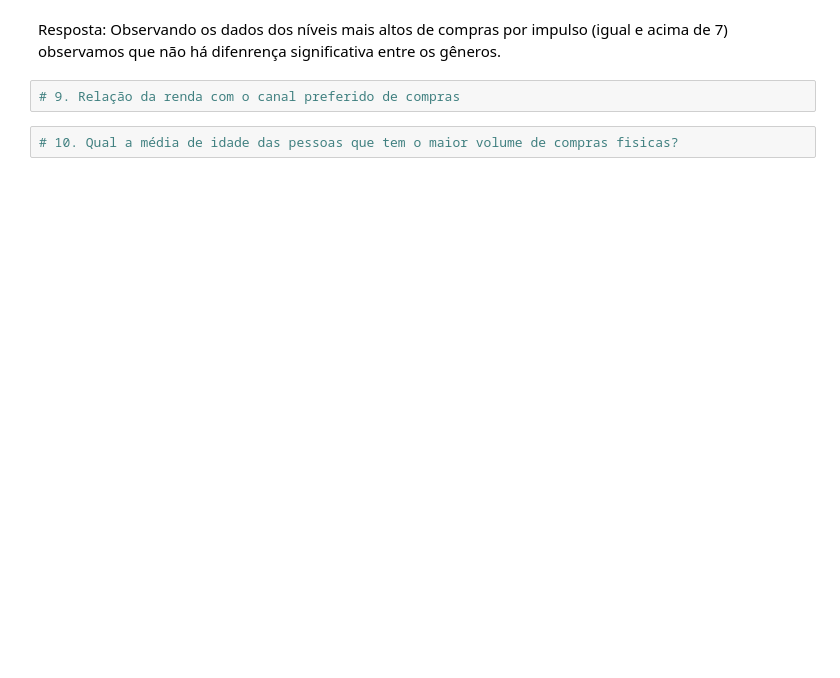
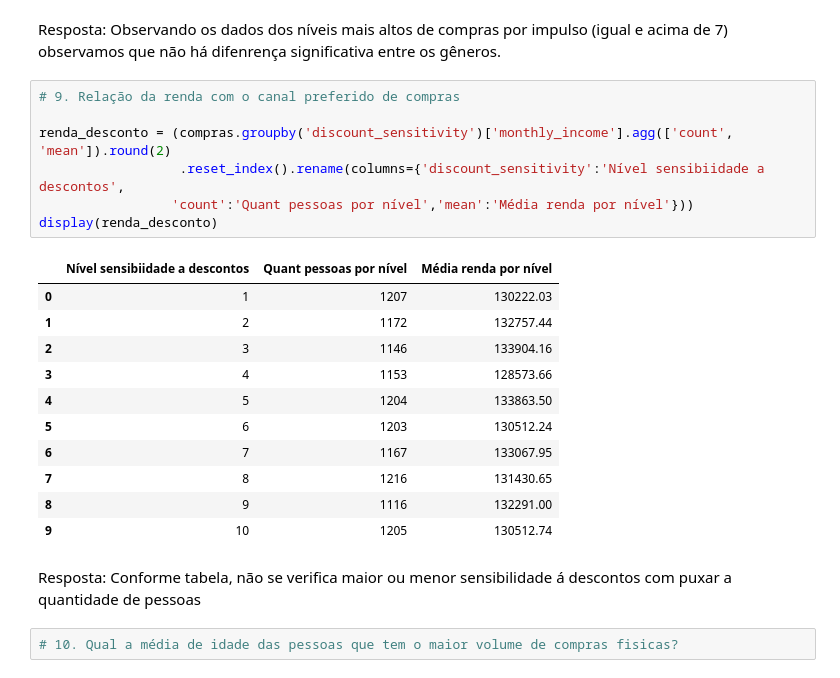
Before and after one commit to Tianeto/projeto_final_tec_prog, a Jupyter notebook: projeto_analise_compras.ipynb, the cells around one changed output. Drawn from its saved outputs; the diff is of its cells as text; blank space fills up the shorter version.

```diff
--- a/projeto_analise_compras.ipynb
+++ b/projeto_analise_compras.ipynb
@@ -322,5 +324,24 @@ display(compras_impulso_alto)
 Resposta: Observando os dados dos níveis mais altos de compras por impulso (igual e acima de 7) observamos que não há difenrença significativa entre os gêneros.
 # %%
 # 9. Relação da renda com o canal preferido de compras
+
+renda_desconto = (compras.groupby('discount_sensitivity')['monthly_income'].agg(['count', 'mean']).round(2)
+                  .reset_index().rename(columns={'discount_sensitivity':'Nível sensibiidade a descontos',
+                 'count':'Quant pessoas por nível','mean':'Média renda por nível'}))
+display(renda_desconto)
+# %% [output]
+|  | Nível sensibiidade a descontos | Quant pessoas por nível | Média renda por nível |
+| 0 | 1 | 1207 | 130222.03 |
+| 1 | 2 | 1172 | 132757.44 |
+| 2 | 3 | 1146 | 133904.16 |
+| 3 | 4 | 1153 | 128573.66 |
+| 4 | 5 | 1204 | 133863.50 |
+| 5 | 6 | 1203 | 130512.24 |
+| 6 | 7 | 1167 | 133067.95 |
+| 7 | 8 | 1216 | 131430.65 |
+| 8 | 9 | 1116 | 132291.00 |
+| 9 | 10 | 1205 | 130512.74 |
+# %% [markdown]
+Resposta: Conforme tabela, não se verifica maior ou menor sensibilidade á descontos com puxar a quantidade de pessoas
 # %%
 # 10. Qual a média de idade das pessoas que tem o maior volume de compras fisicas?
```
Also changed, not shown: parts of 2 cells of this notebook.
